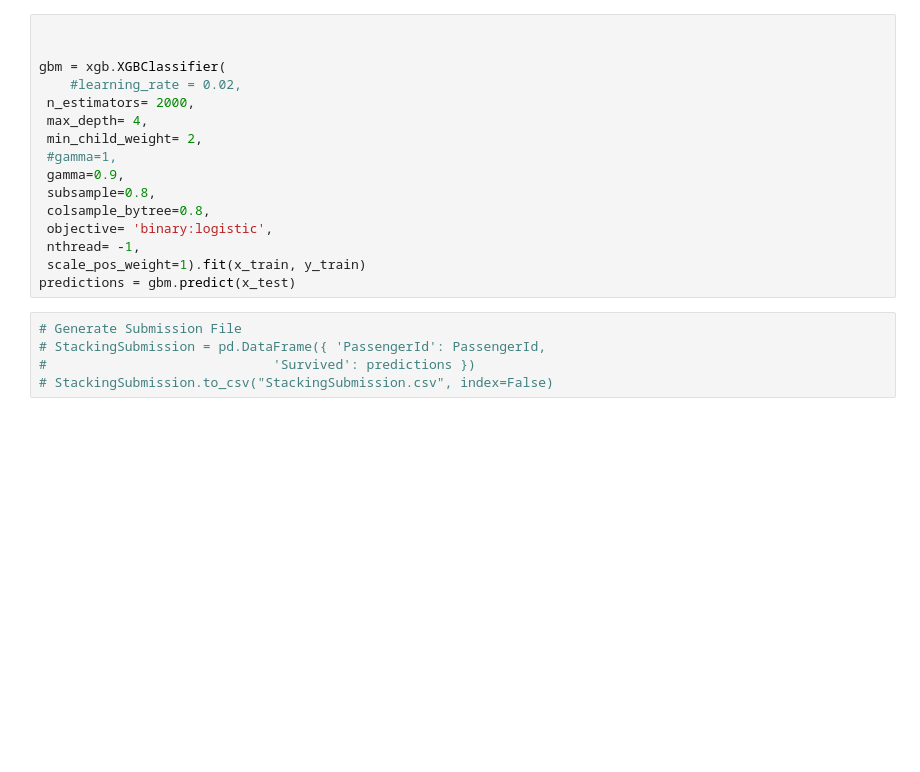
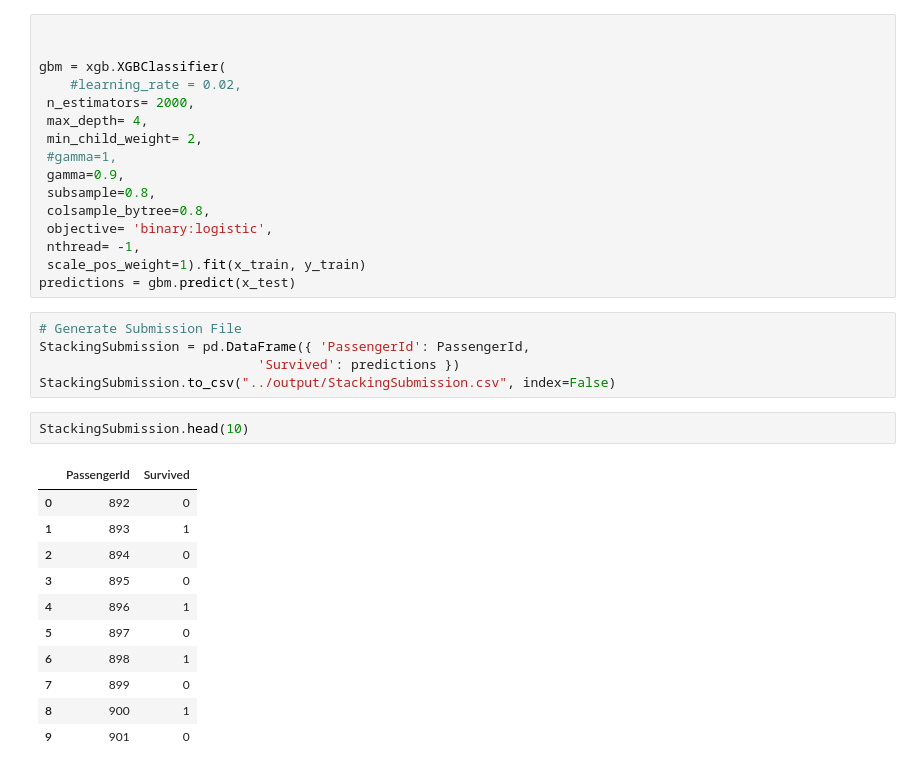
Before and after one commit to bioerrorlog/titanic_kaggle, a Jupyter notebook: titanic/titanic_kaggle.ipynb, the cells around one changed output. Drawn from its saved outputs; the diff is of its cells as text; blank space fills up the shorter version.

Commit message:
submission_1.csv in output

```diff
--- a/titanic/titanic_kaggle.ipynb
+++ b/titanic/titanic_kaggle.ipynb
@@ -579,6 +579,20 @@ gbm = xgb.XGBClassifier(
 predictions = gbm.predict(x_test)
 # %%
 # Generate Submission File
-# StackingSubmission = pd.DataFrame({ 'PassengerId': PassengerId,
-#                             'Survived': predictions })
-# StackingSubmission.to_csv("StackingSubmission.csv", index=False)
+StackingSubmission = pd.DataFrame({ 'PassengerId': PassengerId,
+                            'Survived': predictions })
+StackingSubmission.to_csv("../output/StackingSubmission.csv", index=False)
+# %%
+StackingSubmission.head(10)
+# %% [output]
+|  | PassengerId | Survived |
+| 0 | 892 | 0 |
+| 1 | 893 | 1 |
+| 2 | 894 | 0 |
+| 3 | 895 | 0 |
+| 4 | 896 | 1 |
+| 5 | 897 | 0 |
+| 6 | 898 | 1 |
+| 7 | 899 | 0 |
+| 8 | 900 | 1 |
+| 9 | 901 | 0 |
```
Also changed, not shown: 2 other files.
